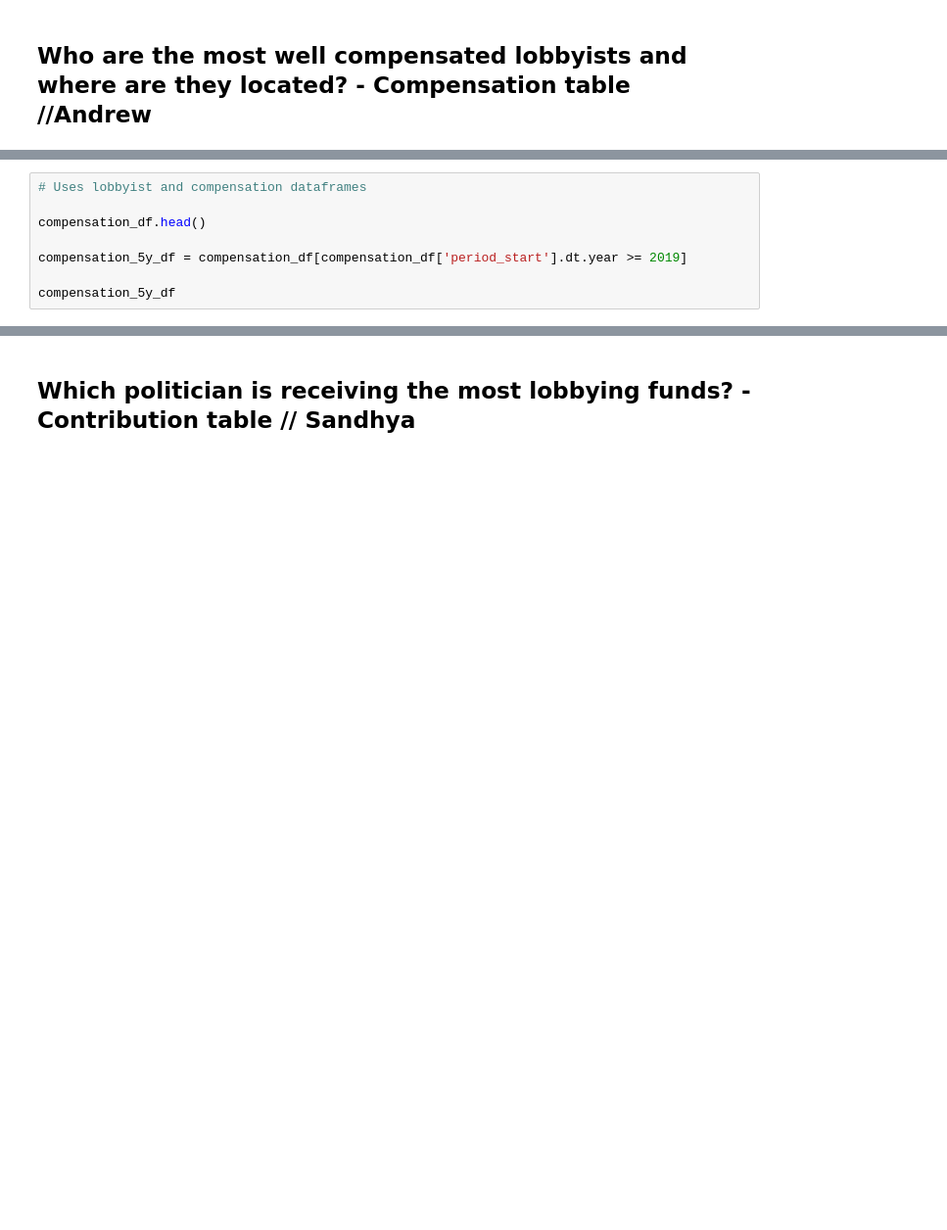
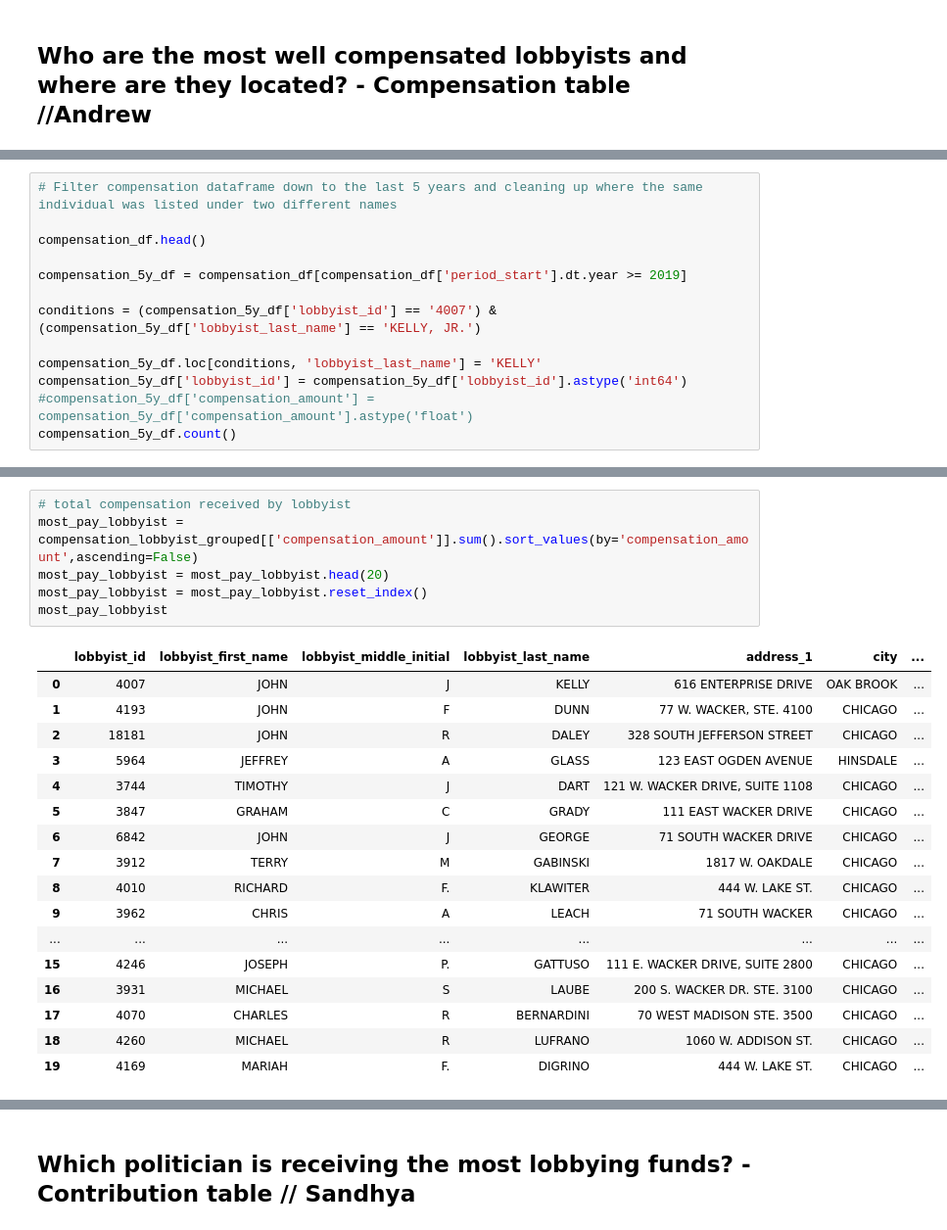
Before and after one commit to eabouche/group-project-3-lobbyist-analysis, a Jupyter notebook: Lobbyist_ETL_and_Analysis.ipynb, the cells around one changed output, grey strips where cells are left out. Shown at 98% size. Drawn from its saved outputs; the diff is of its cells as text; blank space fills up the shorter version.

```diff
--- a/Lobbyist_ETL_and_Analysis.ipynb
+++ b/Lobbyist_ETL_and_Analysis.ipynb
@@ -1084,10 +1145,15 @@ dtypes: datetime64[ns](2), object(8)
 memory usage: 1.4+ MB
 # %%
-# Uses lobbyist and compensation dataframes
+# Filter compensation dataframe down to the last 5 years and cleaning up where the same individual was listed under two different names
 
 compensation_df.head()
 
 compensation_5y_df = compensation_df[compensation_df['period_start'].dt.year >= 2019]
 
-compensation_5y_df
+conditions = (compensation_5y_df['lobbyist_id'] == '4007') & (compensation_5y_df['lobbyist_last_name'] == 'KELLY, JR.')
+
+compensation_5y_df.loc[conditions, 'lobbyist_last_name'] = 'KELLY'
+compensation_5y_df['lobbyist_id'] = compensation_5y_df['lobbyist_id'].astype('int64')
+#compensation_5y_df['compensation_amount'] = compensation_5y_df['compensation_amount'].astype('float')
+compensation_5y_df.count()
 # %% [output]
@@ -1106,0 +1196,24 @@ compensation_5y_df
+# %%
+# total compensation received by lobbyist
+most_pay_lobbyist = compensation_lobbyist_grouped[['compensation_amount']].sum().sort_values(by='compensation_amount',ascending=False)
+most_pay_lobbyist = most_pay_lobbyist.head(20)
+most_pay_lobbyist = most_pay_lobbyist.reset_index()
+most_pay_lobbyist
+# %% [output]
+|  | lobbyist_id | lobbyist_first_name | lobbyist_middle_initial | lobbyist_last_name | address_1 | city | ... |
+| 0 | 4007 | JOHN | J | KELLY | 616 ENTERPRISE DRIVE | OAK BROOK | ... |
+| 1 | 4193 | JOHN | F | DUNN | 77 W. WACKER, STE. 4100 | CHICAGO | ... |
+| 2 | 18181 | JOHN | R | DALEY | 328 SOUTH JEFFERSON STREET | CHICAGO | ... |
+| 3 | 5964 | JEFFREY | A | GLASS | 123 EAST OGDEN AVENUE | HINSDALE | ... |
+| 4 | 3744 | TIMOTHY | J | DART | 121 W. WACKER DRIVE, SUITE 1108 | CHICAGO | ... |
+| 5 | 3847 | GRAHAM | C | GRADY | 111 EAST WACKER DRIVE | CHICAGO | ... |
+| 6 | 6842 | JOHN | J | GEORGE | 71 SOUTH WACKER DRIVE | CHICAGO | ... |
+| 7 | 3912 | TERRY | M | GABINSKI | 1817 W. OAKDALE | CHICAGO | ... |
+| 8 | 4010 | RICHARD | F. | KLAWITER | 444 W. LAKE ST. | CHICAGO | ... |
+| 9 | 3962 | CHRIS | A | LEACH | 71 SOUTH WACKER | CHICAGO | ... |
+| ... | ... | ... | ... | ... | ... | ... | ... |
+| 15 | 4246 | JOSEPH | P. | GATTUSO | 111 E. WACKER DRIVE, SUITE 2800 | CHICAGO | ... |
+| 16 | 3931 | MICHAEL | S | LAUBE | 200 S. WACKER DR. STE. 3100 | CHICAGO | ... |
+| 17 | 4070 | CHARLES | R | BERNARDINI | 70 WEST MADISON STE. 3500 | CHICAGO | ... |
+| 18 | 4260 | MICHAEL | R | LUFRANO | 1060 W. ADDISON ST. | CHICAGO | ... |
+| 19 | 4169 | MARIAH | F. | DIGRINO | 444 W. LAKE ST. | CHICAGO | ... |
```
Also changed, not shown: parts of 32 cells of this notebook.
